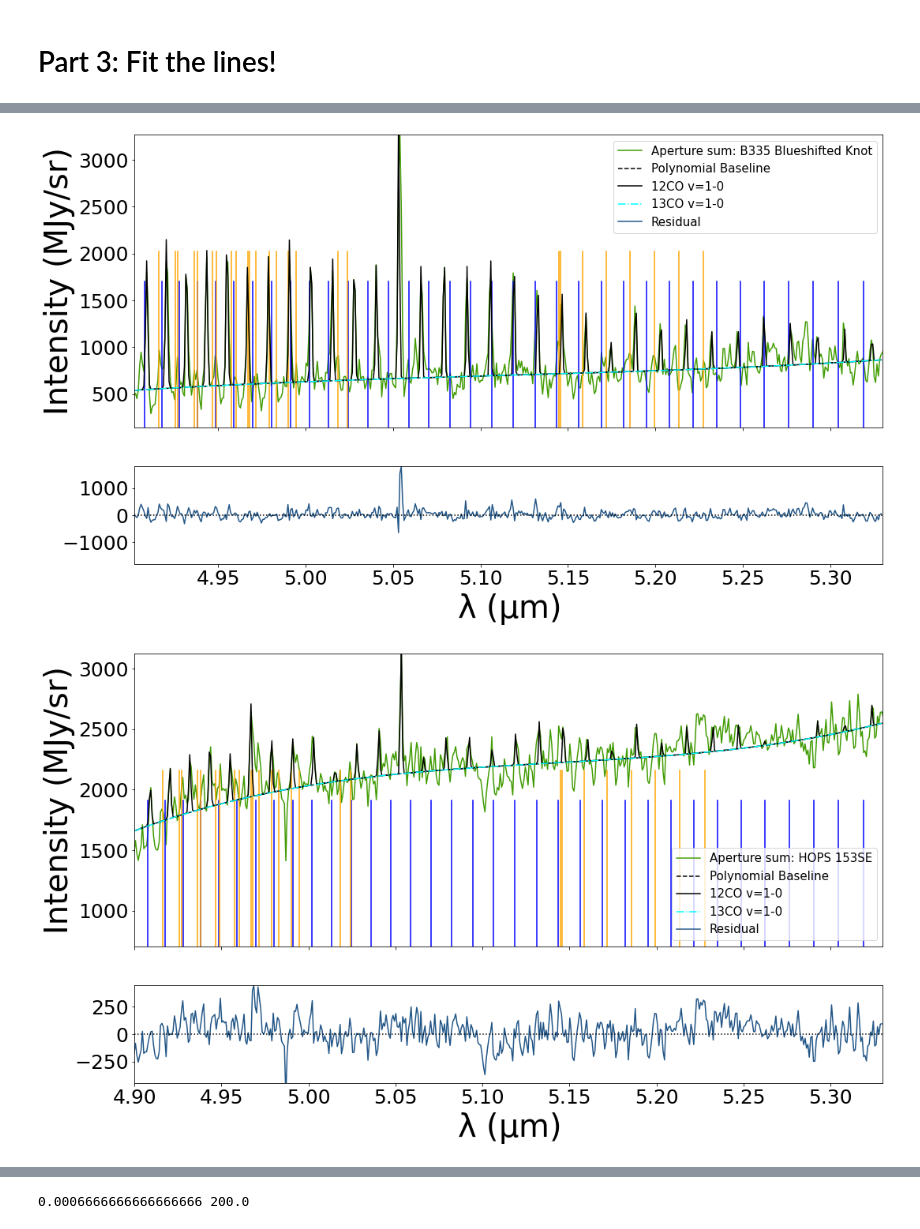
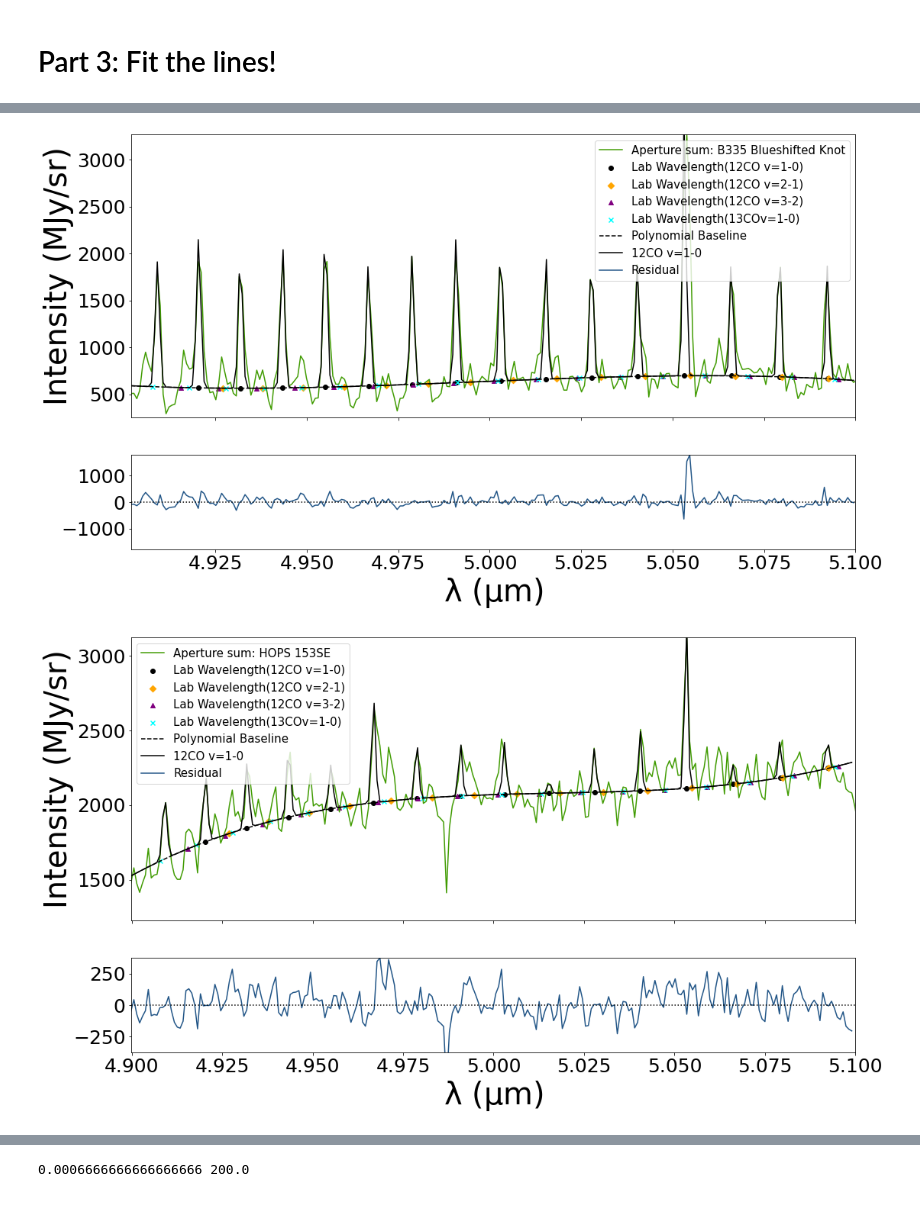
Before and after one commit to AdamER123/-active-JWST_IPA_AER, a Jupyter notebook: MIRI_13CO_averages.ipynb, the cells around one changed output, grey strips where cells are left out. Cells and saved outputs as stored; diff of their text form; code cells hidden in the pictures.

```diff
--- a/MIRI_13CO_averages.ipynb
+++ b/MIRI_13CO_averages.ipynb
@@ -18,8 +18,8 @@ from spectral_cube import SpectralCube
 Mini part: Note down the apertures from NIRSpec so we can convert them to MIRI WCS
 # %%
 #set up file paths
-protostars = ['IRAS16253', 'B335', 'HOPS153', 'HOPS370', 'IRAS20126']
-protostar_fullnames = ['IRAS 16253-2429', 'B335', 'HOPS 153', 'HOPS 370', 'IRAS 20126+4104']
+protostars = ['IRAS16253', 'B335', 'HOPS153', '*370/HOPS370', 'IRAS20126']
+protostar_fullnames = ['IRAS 16253-2429', 'B335', 'HOPS 153', 'HOPS', 'IRAS 20126+4104']
 source_names_list = [['IRAS 16253-2429'], ['B335W', 'B335E', 'B335 Blueshifted Knot'], ['HOPS 153SE', 'HOPS 153NW'], \
                      ['HOPS 370S', 'HOPS 370N', 'HOPS 370 Jet'], ['IRAS 20126+4104SE', 'IRAS 20126+4104NW']]
 cube_file_list = [glob('MIRI/' + i + '*')[0].replace("\\", "/") for i in protostars]
@@ -276,17 +276,24 @@ wave_offset_list = [[-3.75e-4], [0, 5e-4, 1.5e-3], [-6e-4, -6e-4], [-1e-3, -8e-4
 # alpha_list = [1, 100, 50, 100, 3, 100, 1, 1] #regularization parameter (relative levels of noise and signal)
 # param_secondtolast = [2, 7]
 # N_res = 100. * 1e-3 #knowing that average spectral resolution for the instrument is about 1/1000 microns, then applying multiples of that
-wave_max_val = 5.33
+wave_max_val = 5.10 # max of CO : 5.33
 
 #13co lines?
 #currently using P15 to P50
+co_v1_lines = [4.920405435, 4.931819626, 4.943362768, 4.955035947, 4.966840267, 4.978776848, 4.990846834, 5.003051384, \
+                5.015391683, 5.027868929, 5.040484354, 5.0532392, 5.066134734, 5.07917225, 5.092353062, 5.105678503, \
+                    5.119149935, 5.132768744, 5.146536333, 5.160454145, 5.174523632, 5.188746281, 5.203123603, \
+                        5.217657137, 5.232348453]
 co_isotopologue_lines = [5.333388488, 5.318877235, 5.30451849, 5.29031078, 5.276252668, 5.26234273, 5.248579578, 5.234961839, 5.221488168, 5.208157241, 5.194967755, 5.181918437, \
     5.169008024, 5.15623528, 5.143598992, 5.131097968, 5.118731029, 5.106497024, 5.094394818, 5.082423295, 5.070581362, 5.058867934, 5.047281958, 5.035822391, \
     5.024488207, 5.013278402, 5.002191988, 4.991227989, 4.980385452, 4.969663437, 4.95906102, 4.948577297, 4.938211373, 4.927962373, 4.917829436, 4.907811716]
-co_v2_or_3_lines = [4.916094136, 4.925723328, 4.926943518, 4.936135614, 4.93791873, 4.946671911, 4.949020785, 4.957333173, 4.960250699, 4.966840267, 4.968120359, 4.971609517, \
-                    4.979034458, 4.983098297, 4.990076467, 4.994718123, 5.018355322, 5.023980249, \
-                    5.144797803, 5.14575249, 5.158228694, 5.171807925, 5.185536908, 5.19941707, 5.213449873, 5.227636799]
-
+co_v2_lines = [5.227636799, 5.213449873, 5.19941707, 5.185536908, 5.171807925, 5.158228694, 5.144797803, 5.131513876, \
+               5.11837555, 5.105381494, 5.092530394, 5.079820964, 5.067251937, 5.054822073, 5.042530141, 5.030374953, \
+                5.018355322, 5.006470094, 4.994718123, 4.983098297, 4.971609517, 4.960250699, 4.949020785, 4.93791873, \
+                    4.926943518]
+co_v3_lines = [5.14575249, 5.13294783, 5.120285863, 5.107765329, 5.09538499, 5.083143628, 5.07104004, 5.059073053, \
+               5.047241514, 5.035544283, 5.023980249, 5.012548316, 5.001247406, 4.990076467, 4.979034458, 4.968120359, \
+                4.957333173, 4.946671911, 4.936135614, 4.925723328, 4.915434127]
 
 #loop through, read in data files, extract data at single pixel, plot
 for i in range(len(protostars)):
@@ -334,6 +341,11 @@ for i in range(len(protostars)):
         baseline_alt = baseline_fitter_local.asls(avg_orig_slab[:wave_max_ind], lam=1e5, p=0.12)[0] #this is the actual baseline fitting step
 
 
+        #locating these lines with respect to our known lab wavelengths
+        co_v1_level = [np.argmin(np.abs(v1_line - wave[:wave_max_ind])) for v1_line in co_v1_lines]
+        co_v2_level = [np.argmin(np.abs(v2_line - wave[:wave_max_ind])) for v2_line in co_v2_lines]
+        co_v3_level = [np.argmin(np.abs(v3_line - wave[:wave_max_ind])) for v3_line in co_v3_lines]
+        co_isotop_level = [np.argmin(np.abs(isotop_line - wave[:wave_max_ind])) for isotop_line in co_isotopologue_lines]
 
         #reading in wavelength data
         unres_line_list = [pd.read_excel(line_list_path, sheet_name=unres_line_sheets[sheet]) #, skiprows=skiprow_list[i])
@@ -345,10 +357,10 @@ for i in range(len(protostars)):
         #first locate extrema in the list, then we can index accordingly
         extreme_wavelengths = argrelextrema(unres_wavelengths, np.greater)
         wave_co_12_v10 = unres_wavelengths[0:extreme_wavelengths[0][0]+1]
-        wave_co_12_v21 = unres_wavelengths[extreme_wavelengths[0][0]+1 : extreme_wavelengths[0][1]]
-        wave_co_12_v32 = unres_wavelengths[extreme_wavelengths[0][1]+1 : extreme_wavelengths[0][2]]
-        wave_co_13_v10 = unres_wavelengths[extreme_wavelengths[0][2]+1:]
-        fitting_wavleengths = np.concatenate((wave_co_12_v10, wave_co_13_v10))
+        # wave_co_12_v21 = unres_wavelengths[extreme_wavelengths[0][0]+1 : extreme_wavelengths[0][1]]
+        # wave_co_12_v32 = unres_wavelengths[extreme_wavelengths[0][1]+1 : extreme_wavelengths[0][2]]
+        # wave_co_13_v10 = unres_wavelengths[extreme_wavelengths[0][2]+1:]
+        fitting_wavleengths = wave_co_12_v10 # if fitting 12CO AND 13CO: np.concatenate((wave_co_12_v10, wave_co_13_v10))
 
         #write out most of the possible useful lists for our case
         # CO_wavelengths = unres_line_list[0]['Wv, microns'].to_numpy()
@@ -385,21 +397,28 @@ for i in range(len(protostars)):
         fitted_co_12_v10 = torch.einsum('i,il->l', stacked_coeffs.float()[0:extreme_wavelengths[0][0]+1], unres_exp.float()[0:extreme_wavelengths[0][0]+1]).float()
         # fitted_co_12_v21 = torch.einsum('i,il->l', stacked_coeffs.float()[extreme_wavelengths[0][0]+1 : extreme_wavelengths[0][1]], unres_exp.float()[extreme_wavelengths[0][0]+1 : extreme_wavelengths[0][1]]).float()
         # fitted_co_12_v32 = torch.einsum('i,il->l', stacked_coeffs.float()[extreme_wavelengths[0][1]+1 : extreme_wavelengths[0][2]], unres_exp.float()[extreme_wavelengths[0][1]+1 : extreme_wavelengths[0][2]]).float()
-        fitted_co_13_v10 = torch.einsum('i,il->l', stacked_coeffs.float()[extreme_wavelengths[0][2]+1:], unres_exp.float()[extreme_wavelengths[0][2]+1:]).float()
+        # fitted_co_13_v10 = torch.einsum('i,il->l', stacked_coeffs.float()[extreme_wavelengths[0][2]+1:], unres_exp.float()[extreme_wavelengths[0][2]+1:]).float()
 
         #reapplying fit
         # unres_fit = torch.einsum('i,il->l', stacked_coeffs.float(), unres_exp.float()).float()
-        total_fit = fitted_co_12_v10 + fitted_co_13_v10 + baseline_poly # + fitted_co_12_v32 + fitted_co_12_v21
+        total_fit = fitted_co_12_v10 + baseline_poly #  + fitted_co_13_v10 + fitted_co_12_v32 + fitted_co_12_v21
 
         #plotting
         fig, (ax, ax_resid) = plt.subplots(nrows=2, ncols=1, figsize=(17,10), sharex=True, gridspec_kw={'height_ratios': [3, 1]}) #setup fig, axes
         ax.plot(wave, avg_orig_slab, color='xkcd:grassy green', label='Aperture ' + average + ': ' + source) #plotting curves
 
-        # ax.axvline(5.33004917, 0.5, 1, color='blue', linestyle='-', label=r'$\rm H_2 \ 1-1 \ S8$')
+        #noting individual spectral lines
+        # ax.axvline(5.33004917, 0.5, 1, color='blue', linestyle='-', label=r'$\rm H_2 \ 1-1 \ S8$') #not CO
         # ax.axvline(5.511183183, 0, 0.08, color='blue', linestyle=':', label=r'$\rm [Fe II]$')
         # ax.axvline(5.053115061, 0, 0.08, color='red', linestyle='--', label=r'$\rm H_2 \ S8$') #marking H2
-        vlines_isotopologues = [ax.axvline(isotopologue_wave, ymin=0., ymax=0.5, color='blue') for isotopologue_wave in co_isotopologue_lines]
-        vlines_highorder = [ax.axvline(isotopologue_wave, ymin=0, ymax=0.6, color='orange') for isotopologue_wave in co_v2_or_3_lines]
+        # vlines_12v1 = [ax.axvline(cov1_wave, ymin=0., ymax=0.5, color='orange') for cov1_wave in co_v1_lines] #vertical lines
+        # vlines_12v2 = [ax.axvline(cov2_wave, ymin=0., ymax=0.4, color='black') for cov2_wave in co_v2_lines]
+        # vlines_12v3 = [ax.axvline(cov3_wave, ymin=0., ymax=0.3, color='purple') for cov3_wave in co_v3_lines]
+        # vlines_isotopologues = [ax.axvline(isotopologue_wave, ymin=0., ymax=0.2, color='cyan') for isotopologue_wave in co_isotopologue_lines]
+        ax.scatter(co_v1_lines, baseline_poly[co_v1_level], color='black', marker='o', label='Lab Wavelength(12CO v=1-0)')
+        ax.scatter(co_v2_lines, baseline_poly[co_v2_level], color='orange', marker='D', label='Lab Wavelength(12CO v=2-1)')
+        ax.scatter(co_v3_lines, baseline_poly[co_v3_level], color='purple', marker='^', label='Lab Wavelength(12CO v=3-2)')
+        ax.scatter(co_isotopologue_lines, baseline_poly[co_isotop_level], color='cyan', marker='x', label='Lab Wavelength(13COv=1-0)')
 
         # ax.plot(wave[:wave_max_ind], bkg_top, color='black', linestyle='--', label='Top-Hat Filter')
         # ax.plot(wave[:wave_max_ind], baseline, color='xkcd:black', linestyle='--', label='NIRSpec Methods (jcbd)') #marking some different baselines
@@ -410,13 +429,13 @@ for i in range(len(protostars)):
         ax.plot(wave[:wave_max_ind], fitted_co_12_v10 + baseline_poly, color='black', linestyle='-', label='12CO v=1-0') #marking a fit
         # ax.plot(wave[:wave_max_ind], fitted_co_12_v21 + baseline_poly, color='goldenrod', linestyle='--', label='12CO v=2-1') #marking a fit
         # ax.plot(wave[:wave_max_ind], fitted_co_12_v32 + baseline_poly, color='xkcd:purple', linestyle=':', label='12CO v=3-2') #marking a fit
-        ax.plot(wave[:wave_max_ind], fitted_co_13_v10 + baseline_poly, color='xkcd:cyan', linestyle='-.', label='13CO v=1-0') #marking a fit
+        # ax.plot(wave[:wave_max_ind], fitted_co_13_v10 + baseline_poly, color='xkcd:cyan', linestyle='-.', label='13CO v=1-0') #marking a fit
         # ax.plot(wave, avg_v2_slab, color='xkcd:orange', linestyle='-.', label='Residual Fit')
         # ax.plot(wave, orig_data - total_fit - (gas_line_V2_fit - gas_line_fit), color='xkcd:twilight blue', label='Residual (Second Fit)', alpha=0.9)
         ax.set_ylabel('Intensity (MJy/sr)', fontsize=40)
         # ax.set_xlabel(r'$\rm \lambda \ (\mu m)$', fontsize=40) #need to set the xlabel here first
         ax.set_xlim(min(wave), wave_max_val)
-        ax.set_ylim(np.min(avg_orig_slab[:wave_max_ind])/2, np.max(avg_orig_slab[:wave_max_ind])*1)
+        ax.set_ylim(np.min(avg_orig_slab[:wave_max_ind])/1.15, np.max(avg_orig_slab[:wave_max_ind])*1)
         # ax.set_yscale('log')
         ax.tick_params(axis='both', which='major', labelsize=25)
 
@@ -432,7 +451,7 @@ for i in range(len(protostars)):
         handles, labels = [(a + b) for a, b in zip(ax.get_legend_handles_labels(), ax_resid.get_legend_handles_labels())] #https://stackoverflow.com/questions/9834452/how-do-i-make-a-single-legend-for-many-subplots
         ax.legend(handles, labels, loc='best', fontsize=15)
         # ax.set_xticks(np.arange(min(wave), 5.25, 0.25))
-        fig.savefig('CO_MIRI/' + source + '_' + average + '_spectra.pdf') #save plot
+        fig.savefig('CO_13_tests/' + source + '_' + average + '_spectra.pdf') #save plot
 
         # sys.exit()
 
@@ -448,2 +467,2 @@ for i in range(len(protostars)):
-[figure, old version]
+[figure, new version]
-[figure, old version]
+[figure, new version]
```
Also changed, not shown: parts of 2 cells of this notebook, 21 other files.
